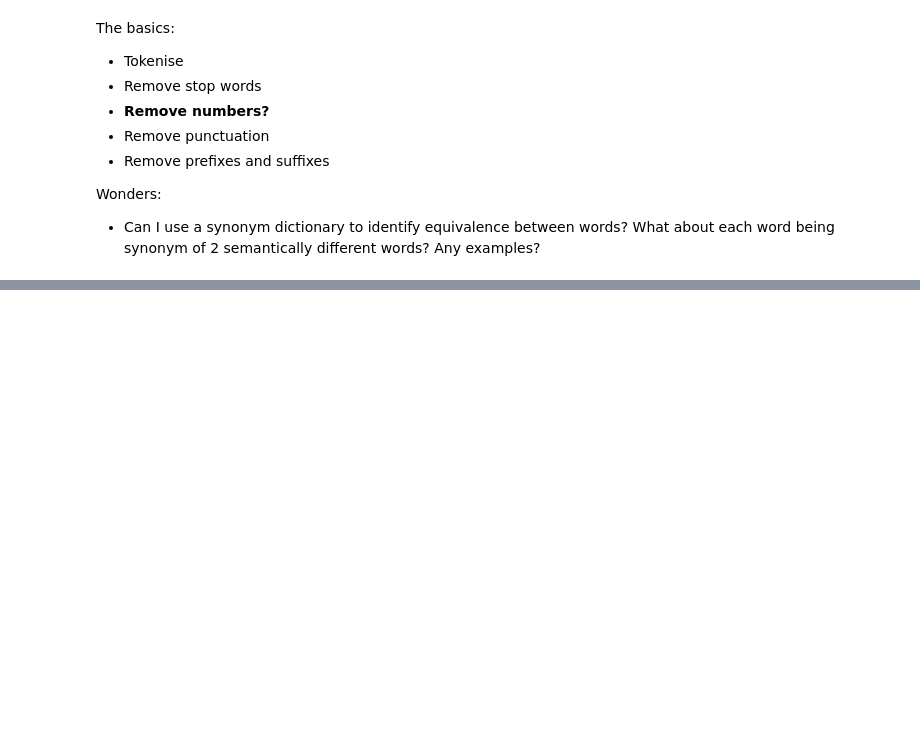
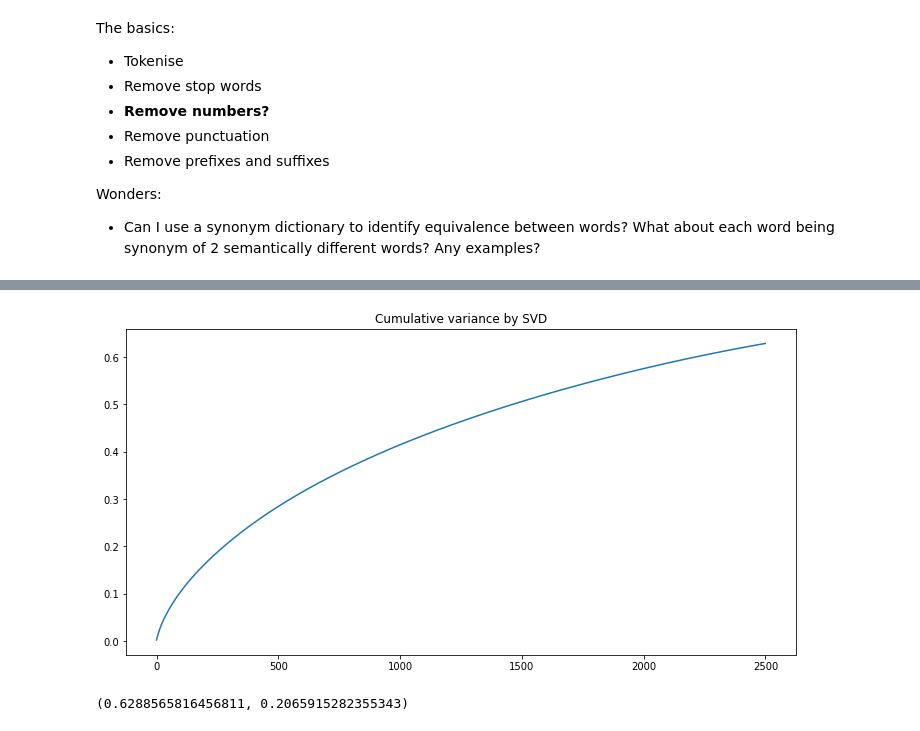
Before and after one commit to giuliano0/mo444-2018s1, a Jupyter notebook: lab3/src/exploration.ipynb, the cells around one changed output, grey strips where cells are left out. Saved outputs shown, nothing was run; the diff lists cells and outputs as text; code cells hidden in the pictures; blank space fills up the shorter version.

Commit message:
Develompents on exploration notebook
Added a bunch of stuff. On the TODO side:
- Implement the word2vec model for feature extraction
- Make DBSCAN work without eating up all the RAM

```diff
--- a/lab3/src/exploration.ipynb
+++ b/lab3/src/exploration.ipynb
@@ -188,0 +148,6 @@ Type:      method
+# %%
+counter = CountVectorizer()
+tfidft = TfidfTransformer(smooth_idf=True)
+tfidfv = TfidfVectorizer(stop_words='english')
+# %%
+data = df_year[2017]['headline_text']
@@ -188,0 +156,4 @@ Type:      method
+# %%
+tfidf_vecs = tfidfv.fit_transform(data)
+
+tfidf_vecs.shape
@@ -188,0 +164,8 @@ Type:      method
+# %%
+n_comps = 2500
+tsvd = TruncatedSVD(n_components=n_comps) # WARNING: this uses ALL THE RAM for ultra high values, and like 40-50% at 2500
+
+t0 = time.time()
+tsvd.fit(tfidf_vecs)
+
+print('SVD finished in %.1fs' % (time.time() - t0))
@@ -188,0 +174,11 @@ Type:      method
+# %%
+plt.figure(figsize=(12, 6))
+plt.plot(np.arange(n_comps), np.cumsum(tsvd.explained_variance_))
+plt.title('Cumulative variance by SVD')
+plt.show()
+# %% [output]
+[figure, added]
+# %%
+np.sum(tsvd.explained_variance_), np.sum(trunc.explained_variance_)
+# %% [output]
+(0.6288565816456811, 0.2065915282355343)
```
Also changed, not shown: parts of 43 cells of this notebook.
